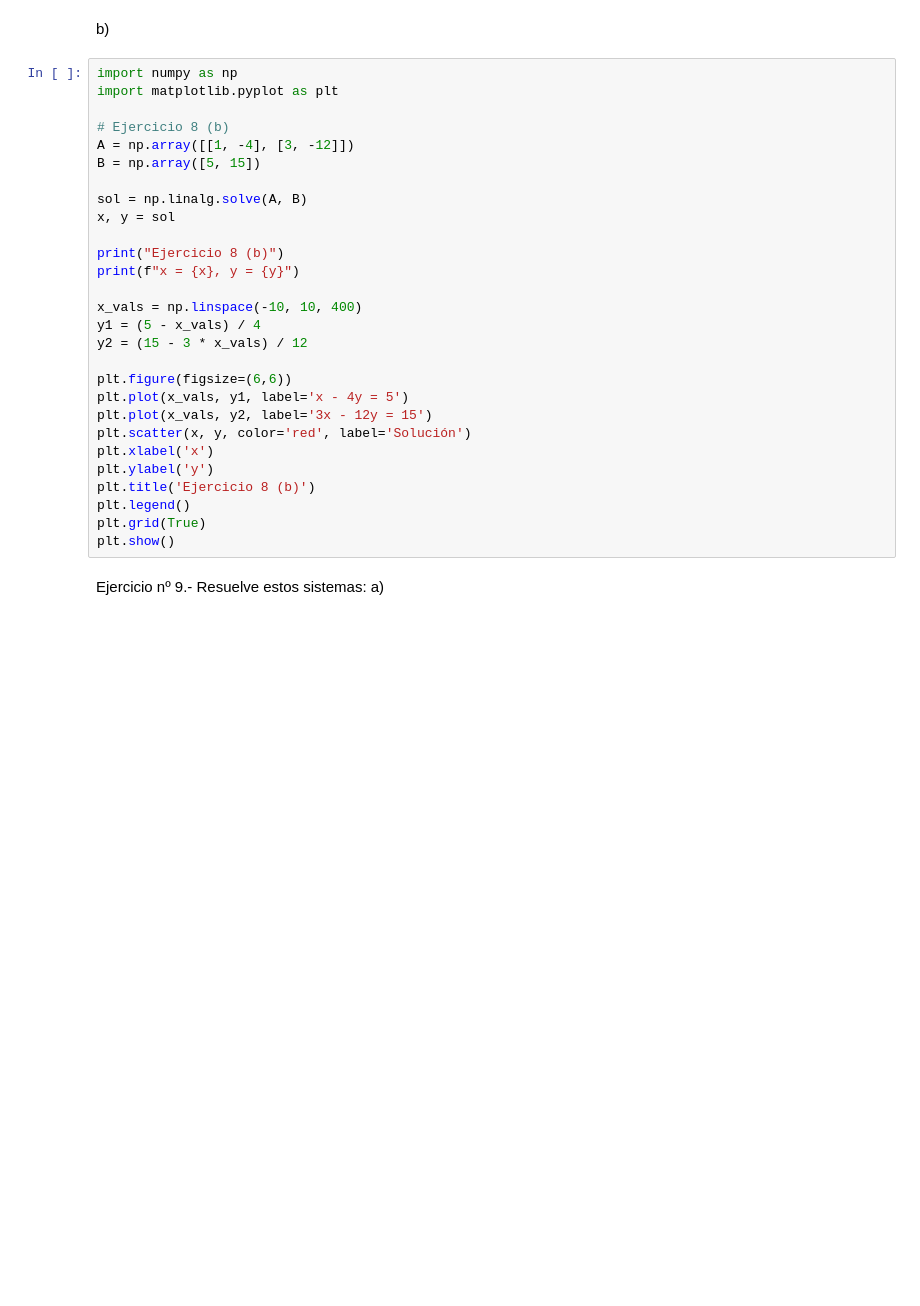
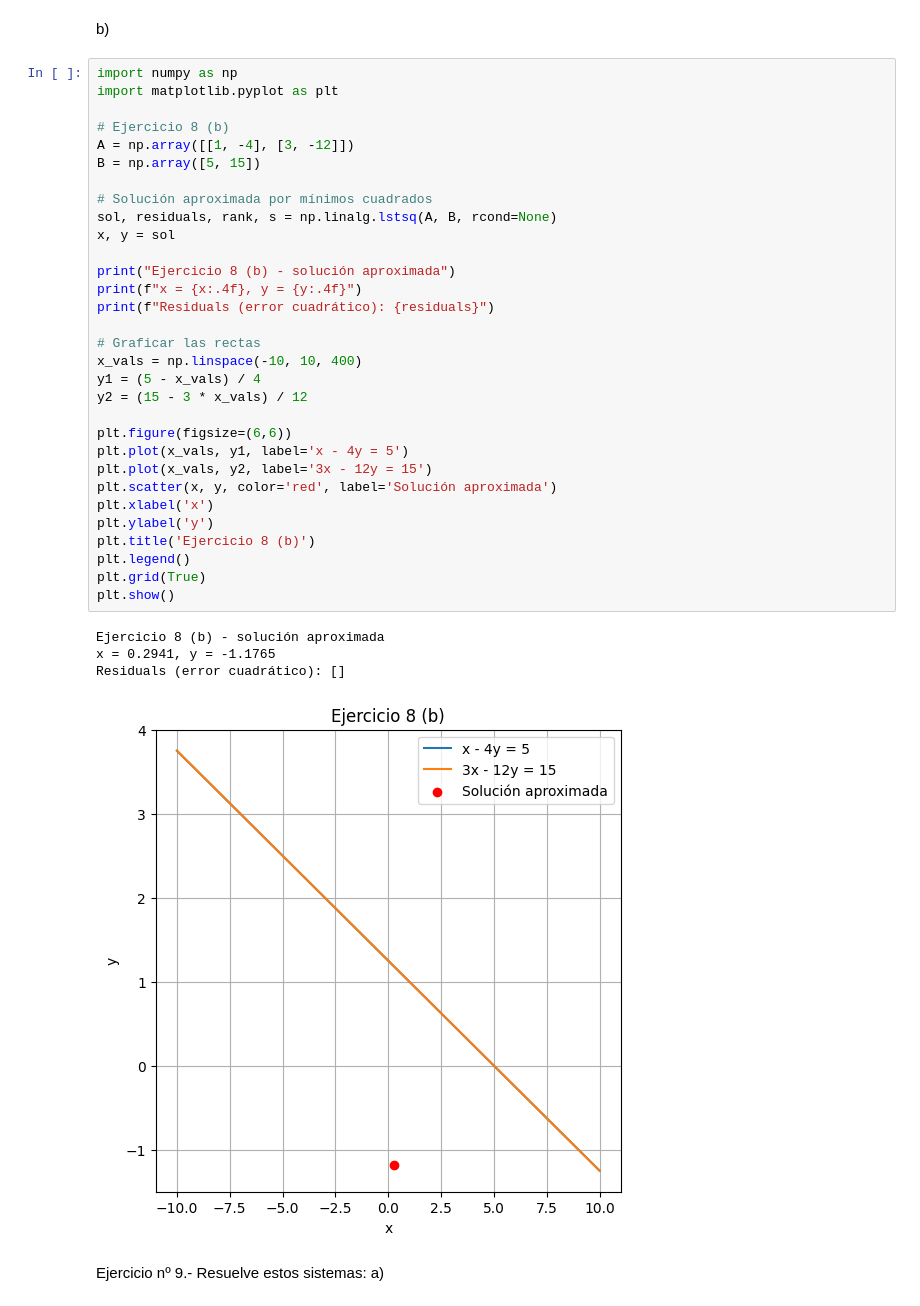
Before and after one commit to Joss5499/Ejercicios-de-ecuaciones, a Jupyter notebook: EjerciciosEcuaciones.ipynb, the cells around one changed output. Drawn from its saved outputs; the diff is of its cells as text; blank space fills up the shorter version.

```diff
--- a/EjerciciosEcuaciones.ipynb
+++ b/EjerciciosEcuaciones.ipynb
@@ -544,31 +544,39 @@ b)
 # %%
 import numpy as np
 import matplotlib.pyplot as plt
 
 # Ejercicio 8 (b)
 A = np.array([[1, -4], [3, -12]])
 B = np.array([5, 15])
 
-sol = np.linalg.solve(A, B)
+# Solución aproximada por mínimos cuadrados
+sol, residuals, rank, s = np.linalg.lstsq(A, B, rcond=None)
 x, y = sol
 
-print("Ejercicio 8 (b)")
-print(f"x = {x}, y = {y}")
+print("Ejercicio 8 (b) - solución aproximada")
+print(f"x = {x:.4f}, y = {y:.4f}")
+print(f"Residuals (error cuadrático): {residuals}")
 
+# Graficar las rectas
 x_vals = np.linspace(-10, 10, 400)
 y1 = (5 - x_vals) / 4
 y2 = (15 - 3 * x_vals) / 12
 
 plt.figure(figsize=(6,6))
 plt.plot(x_vals, y1, label='x - 4y = 5')
 plt.plot(x_vals, y2, label='3x - 12y = 15')
-plt.scatter(x, y, color='red', label='Solución')
+plt.scatter(x, y, color='red', label='Solución aproximada')
 plt.xlabel('x')
 plt.ylabel('y')
 plt.title('Ejercicio 8 (b)')
 plt.legend()
 plt.grid(True)
 plt.show()
+# %% [output]
+Ejercicio 8 (b) - solución aproximada
+x = 0.2941, y = -1.1765
+Residuals (error cuadrático): []
+[figure, added]
 # %% [markdown]
 Ejercicio nº 9.-
 Resuelve estos sistemas:
```
